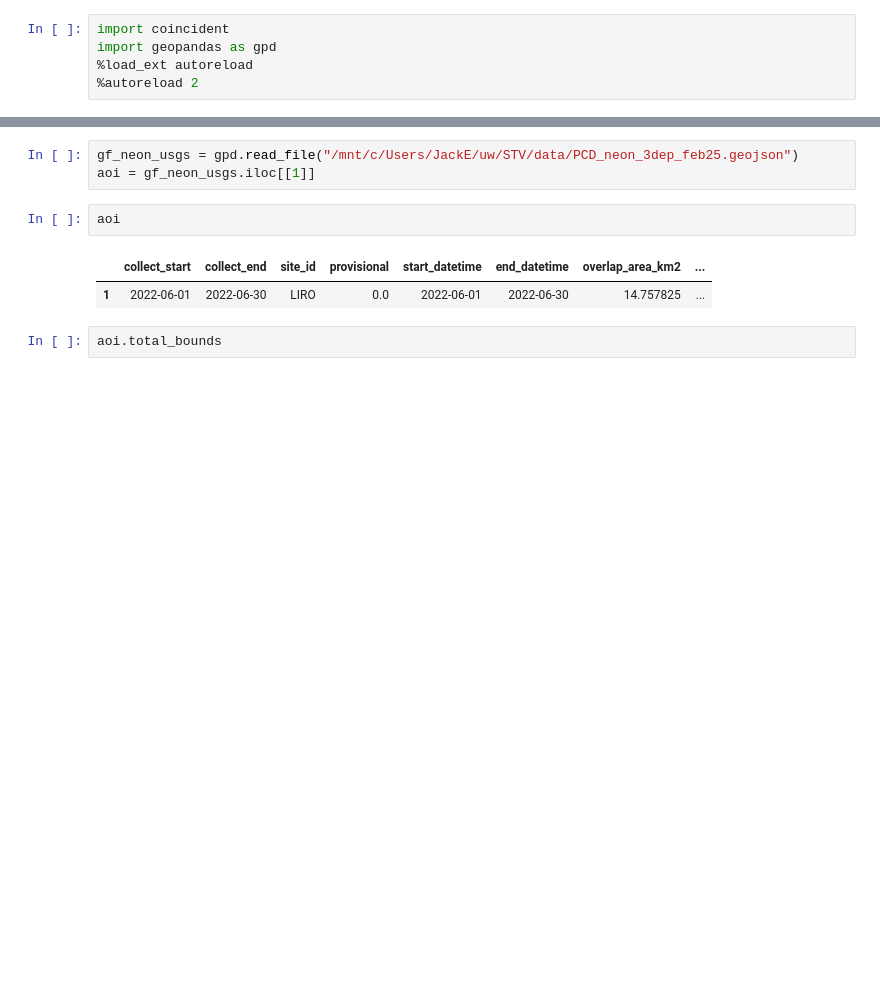
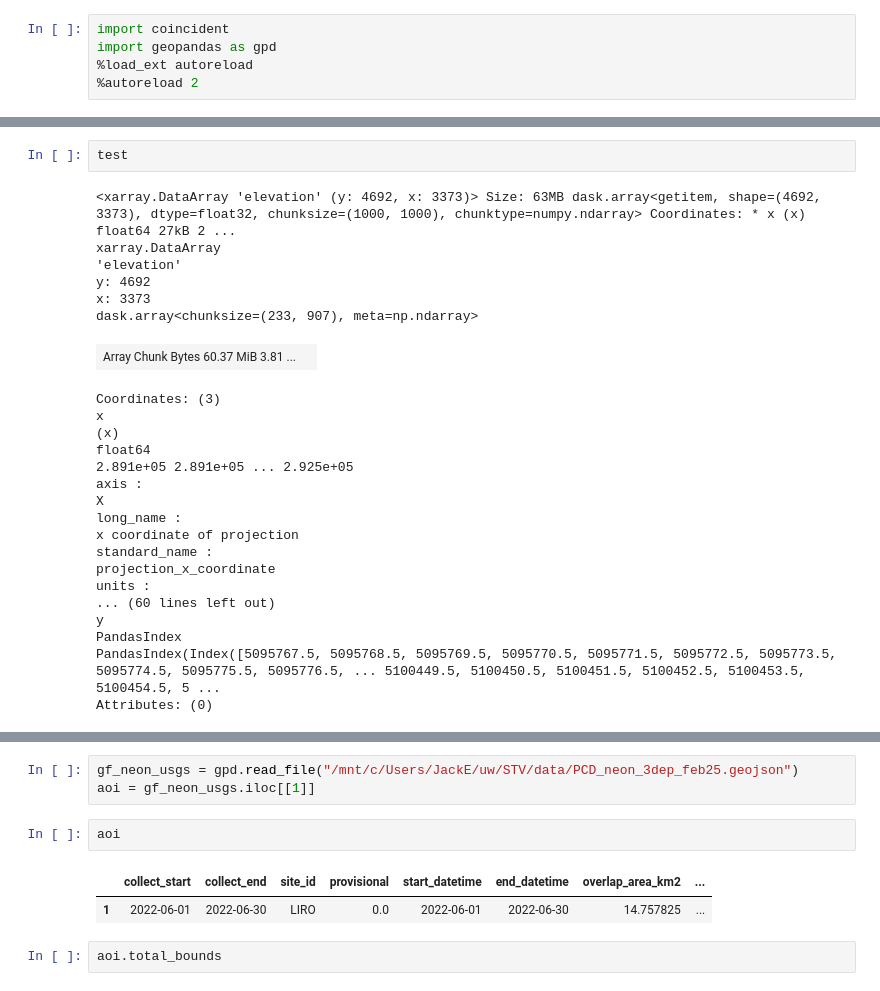
Before and after one commit to uw-cryo/coincident, a Jupyter notebook: docs/examples/vendor_dems.ipynb, the cells around one changed output, grey strips where cells are left out. Cells and saved outputs as stored; diff of their text form; blank space fills up the shorter version.

```diff
--- a/docs/examples/vendor_dems.ipynb
+++ b/docs/examples/vendor_dems.ipynb
@@ -5,0 +54,27 @@ import geopandas as gpd
+# %%
+test
+# %% [output]
+<xarray.DataArray 'elevation' (y: 4692, x: 3373)> Size: 63MB dask.array<getitem, shape=(4692, 3373), dtype=float32, chunksize=(1000, 1000), chunktype=numpy.ndarray> Coordinates: * x (x) float64 27kB 2 ...
+xarray.DataArray
+'elevation'
+y: 4692
+x: 3373
+dask.array<chunksize=(233, 907), meta=np.ndarray>
+| Array Chunk Bytes 60.37 MiB 3.81 ... |  |
+Coordinates: (3)
+x
+(x)
+float64
+2.891e+05 2.891e+05 ... 2.925e+05
+axis :
+X
+long_name :
+x coordinate of projection
+standard_name :
+projection_x_coordinate
+units :
+... (60 lines left out)
+y
+PandasIndex
+PandasIndex(Index([5095767.5, 5095768.5, 5095769.5, 5095770.5, 5095771.5, 5095772.5, 5095773.5, 5095774.5, 5095775.5, 5095776.5, ... 5100449.5, 5100450.5, 5100451.5, 5100452.5, 5100453.5, 5100454.5, 5 ...
+Attributes: (0)
```
Also changed, not shown: parts of 8 cells of this notebook, 2 other files.
